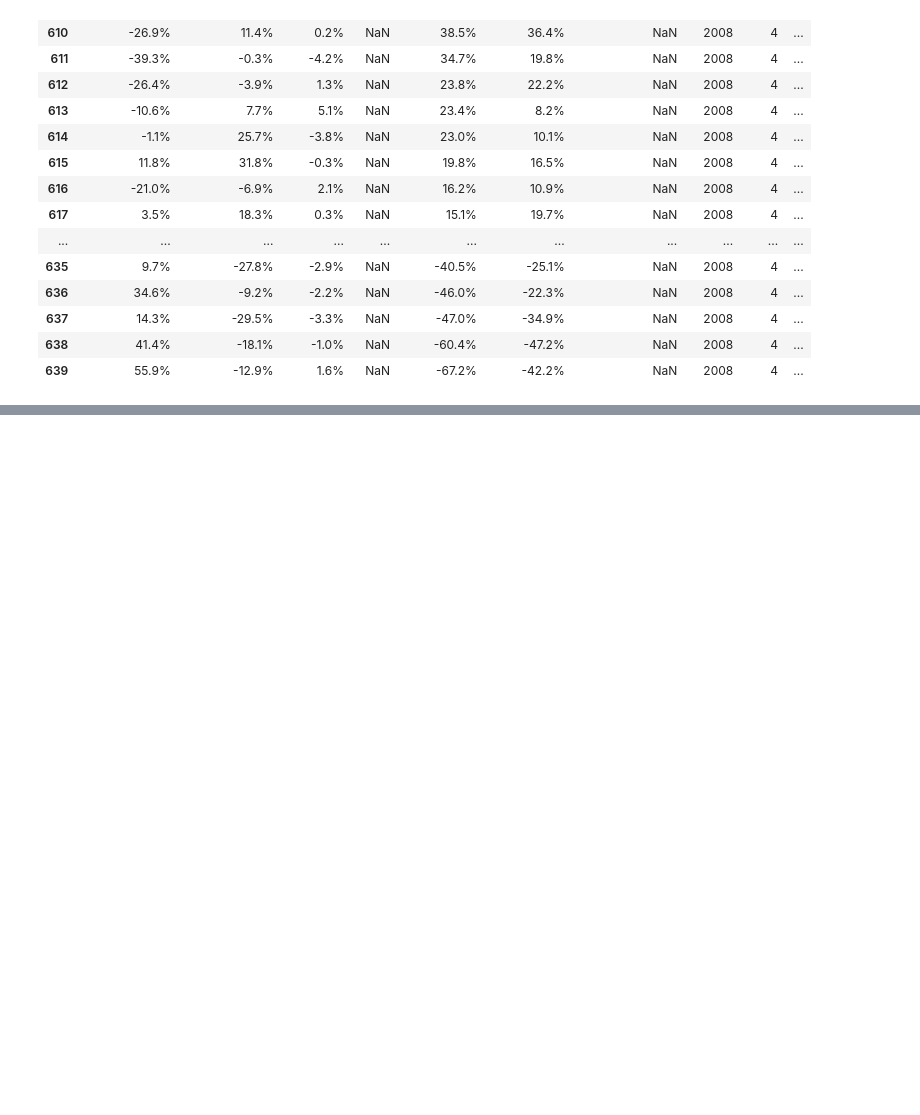
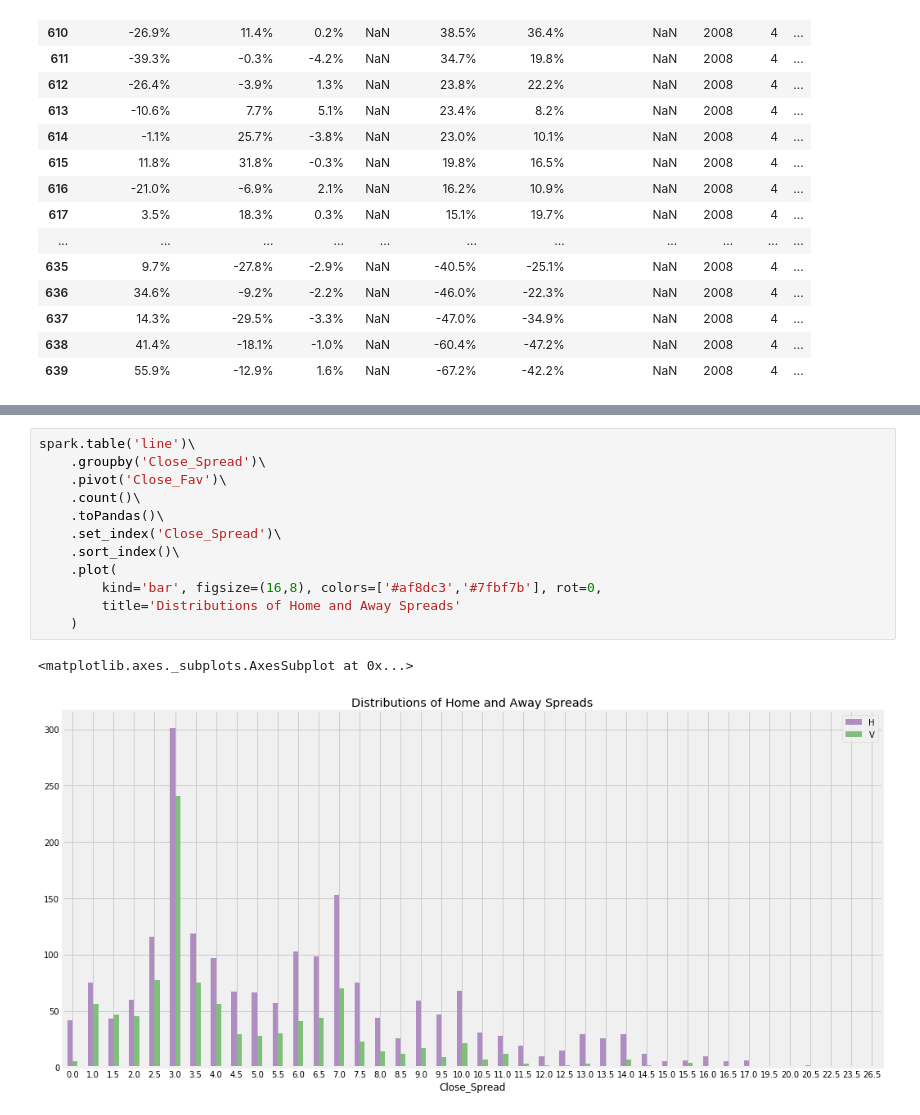
Before and after one commit to joshplotkin/modeling-football-outcomes-2019, a Jupyter notebook: public01_write_tables.ipynb, the cells around one changed output, grey strips where cells are left out. Cells and saved outputs as stored; diff of their text form; blank space fills up the shorter version.

```diff
--- a/public01_write_tables.ipynb
+++ b/public01_write_tables.ipynb
@@ -513,0 +506,15 @@ NameError: name 'games_lines' is not defined
+# %%
+spark.table('line')\
+    .groupby('Close_Spread')\
+    .pivot('Close_Fav')\
+    .count()\
+    .toPandas()\
+    .set_index('Close_Spread')\
+    .sort_index()\
+    .plot(
+        kind='bar', figsize=(16,8), colors=['#af8dc3','#7fbf7b'], rot=0,
+        title='Distributions of Home and Away Spreads'
+    )
+# %% [output]
+<matplotlib.axes._subplots.AxesSubplot at 0x...>
+[figure, added]
```
Also changed, not shown: parts of 19 cells of this notebook, 1 other file.
